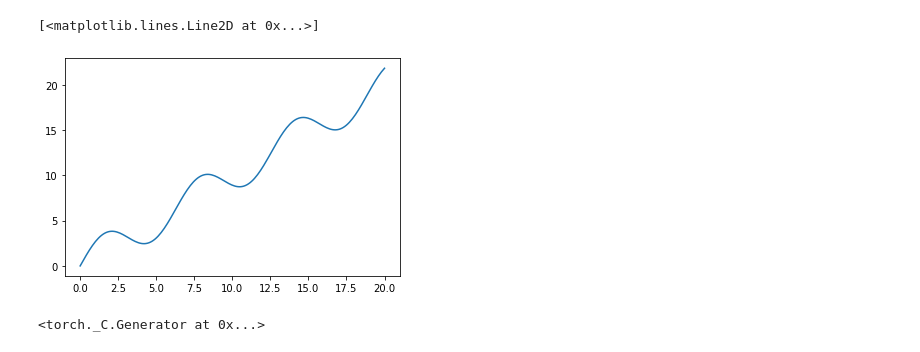
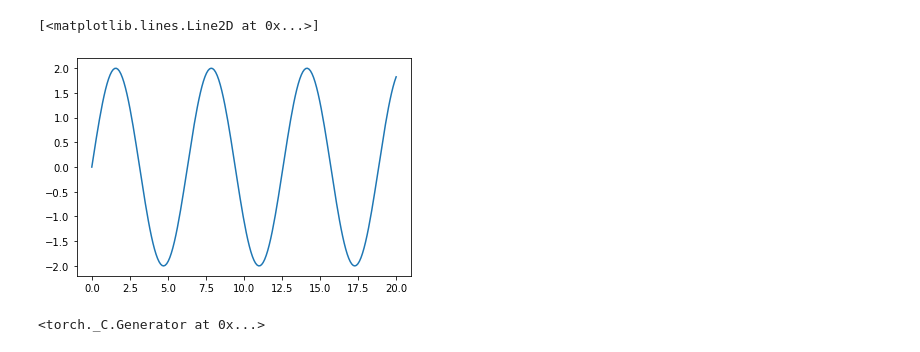
Before and after one commit to 0mp/mpds-orange, a Jupyter notebook: time-series-prediction/model-comparison.ipynb, the cells around one changed output. Drawn from its saved outputs; the diff is of its cells as text; code cells hidden in the pictures.

```diff
--- a/time-series-prediction/model-comparison.ipynb
+++ b/time-series-prediction/model-comparison.ipynb
@@ -12,11 +12,11 @@ from models import LSTM_1D_TimeSeries as LSTM
 from train import train_lambda, eval_lambda
 # %%
-signal = lambda t: 2*np.sin(t) + t# + np.random.normal(loc=0.0, scale=0.3, size=t.shape)
+signal = lambda t: 2*np.sin(t)# + t# + np.random.normal(loc=0.0, scale=0.3, size=t.shape)
 ticks = np.linspace(0, 20, 200)
 plt.plot(ticks, signal(ticks))
 # %% [output]
 [<matplotlib.lines.Line2D at 0x...>]
-[figure, old version]
+[figure, new version]
 # %%
 device = torch.device("cuda" if torch.cuda.is_available else "cpu")
 torch.manual_seed(1)
```
Also changed, not shown: parts of 4 cells of this notebook, 2 other files.
